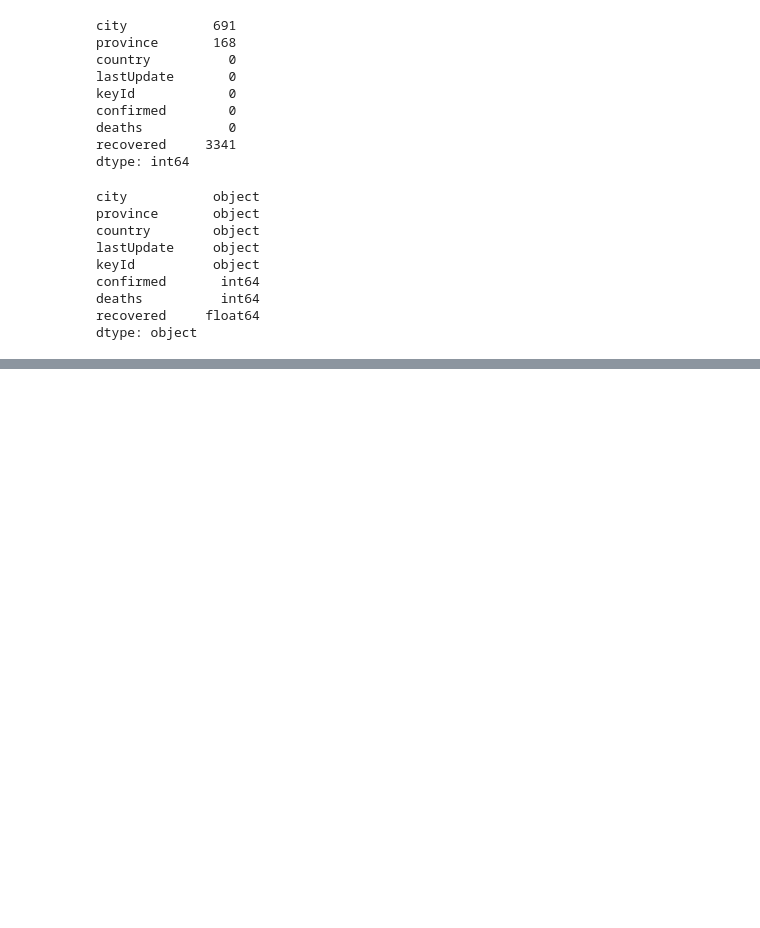
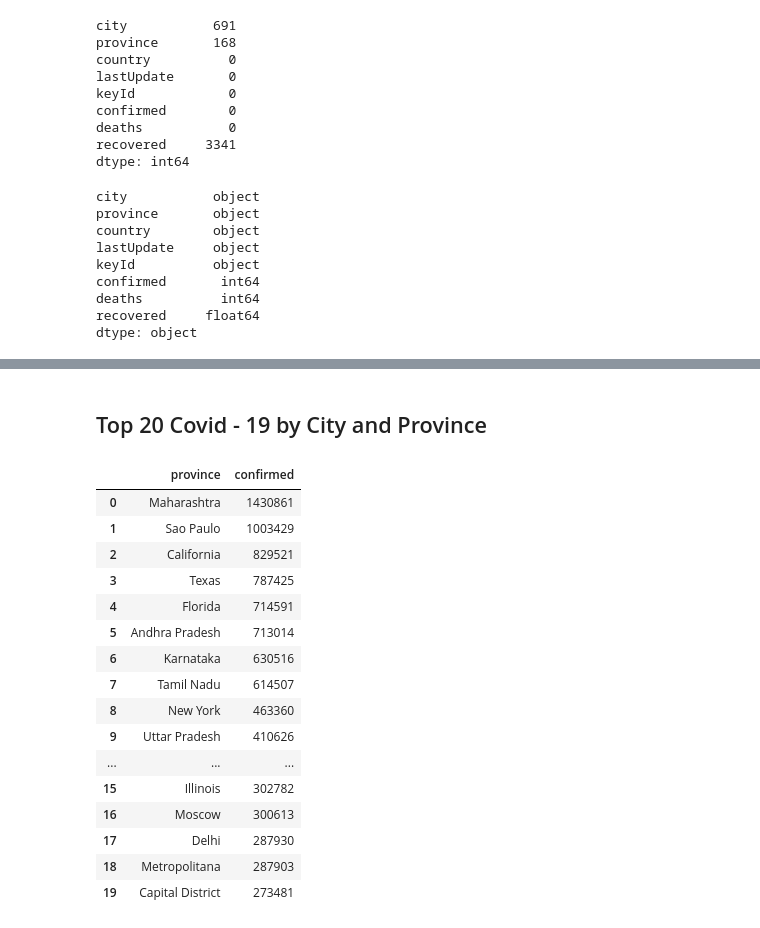
Before and after one commit to pattaraporn313/assigment2, a Jupyter notebook: ass_in_jupyter.ipynb, the cells around one changed output, grey strips where cells are left out. Saved outputs shown, nothing was run; the diff lists cells and outputs as text; code cells hidden in the pictures; blank space fills up the shorter version.

```diff
--- a/ass_in_jupyter.ipynb
+++ b/ass_in_jupyter.ipynb
@@ -560,0 +740,24 @@ Name: confirmed, dtype: int64
+# %% [markdown]
+## Top 20 Covid - 19 by City and Province
+# %%
+#จำนวน confirmed , deaths ในแต่ละprovince
+Data_province = df.groupby(["province"])["confirmed"].sum().reset_index().sort_values("confirmed",ascending=False).reset_index(drop=True)
+Data_province.head(20)
+# %% [output]
+|  | province | confirmed |
+| 0 | Maharashtra | 1430861 |
+| 1 | Sao Paulo | 1003429 |
+| 2 | California | 829521 |
+| 3 | Texas | 787425 |
+| 4 | Florida | 714591 |
+| 5 | Andhra Pradesh | 713014 |
+| 6 | Karnataka | 630516 |
+| 7 | Tamil Nadu | 614507 |
+| 8 | New York | 463360 |
+| 9 | Uttar Pradesh | 410626 |
+| ... | ... | ... |
+| 15 | Illinois | 302782 |
+| 16 | Moscow | 300613 |
+| 17 | Delhi | 287930 |
+| 18 | Metropolitana | 287903 |
+| 19 | Capital District | 273481 |
```
Also changed, not shown: parts of 85 cells of this notebook, 1 other file.
